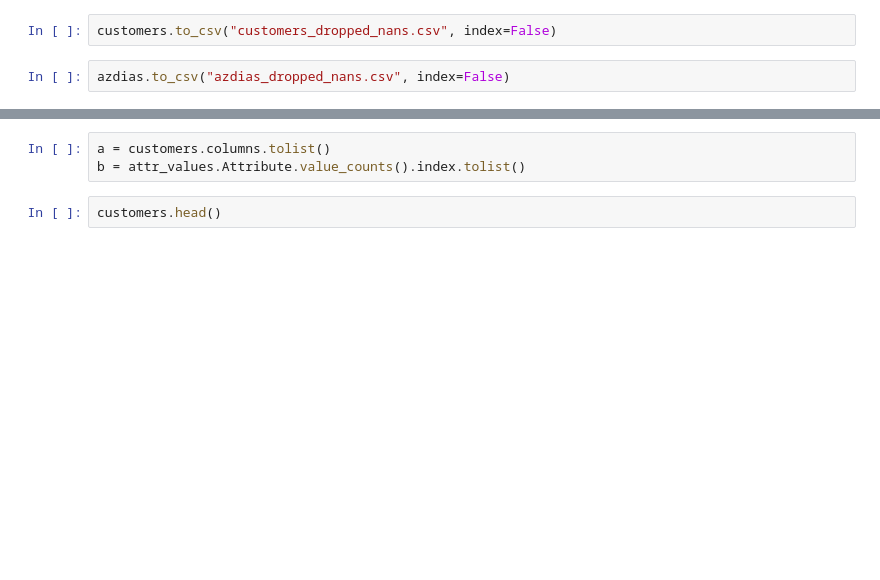
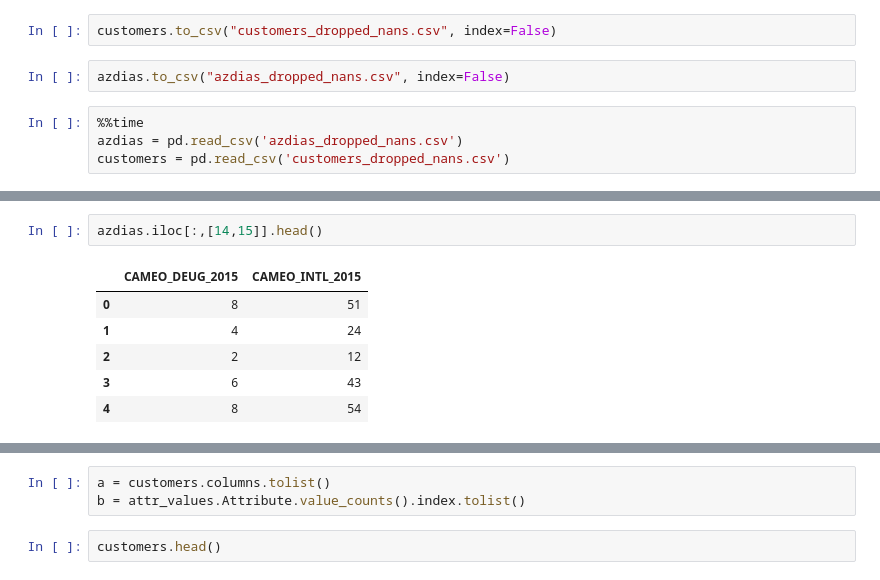
Before and after one commit to willacya/Bertelsmann-Arvato-Project, a Jupyter notebook: Arvato Project Workbook.ipynb, the cells around one changed output, grey strips where cells are left out. Cells and saved outputs as stored; diff of their text form; blank space fills up the shorter version.

```diff
--- a/Arvato Project Workbook.ipynb
+++ b/Arvato Project Workbook.ipynb
@@ -215,3 +215,7 @@ Wall time: 5min 39s
 customers.to_csv("customers_dropped_nans.csv", index=False)
 # %%
 azdias.to_csv("azdias_dropped_nans.csv", index=False)
+# %%
+%%time
+azdias = pd.read_csv('azdias_dropped_nans.csv')
+customers = pd.read_csv('customers_dropped_nans.csv')
@@ -217,0 +225,9 @@ azdias.to_csv("azdias_dropped_nans.csv", index=False)
+# %%
+azdias.iloc[:,[14,15]].head()
+# %% [output]
+|  | CAMEO_DEUG_2015 | CAMEO_INTL_2015 |
+| 0 | 8 | 51 |
+| 1 | 4 | 24 |
+| 2 | 2 | 12 |
+| 3 | 6 | 43 |
+| 4 | 8 | 54 |
```
Also changed, not shown: parts of 5 cells of this notebook.
